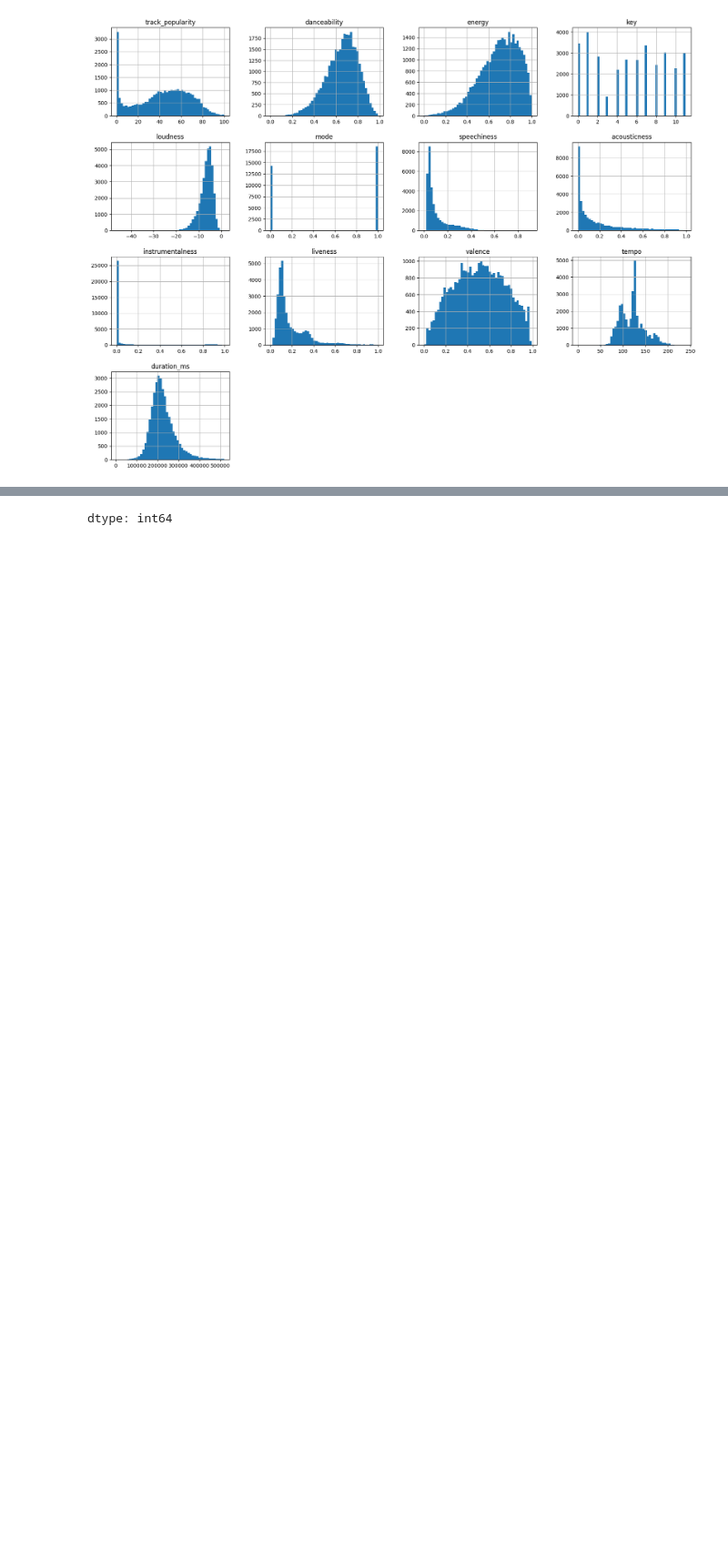
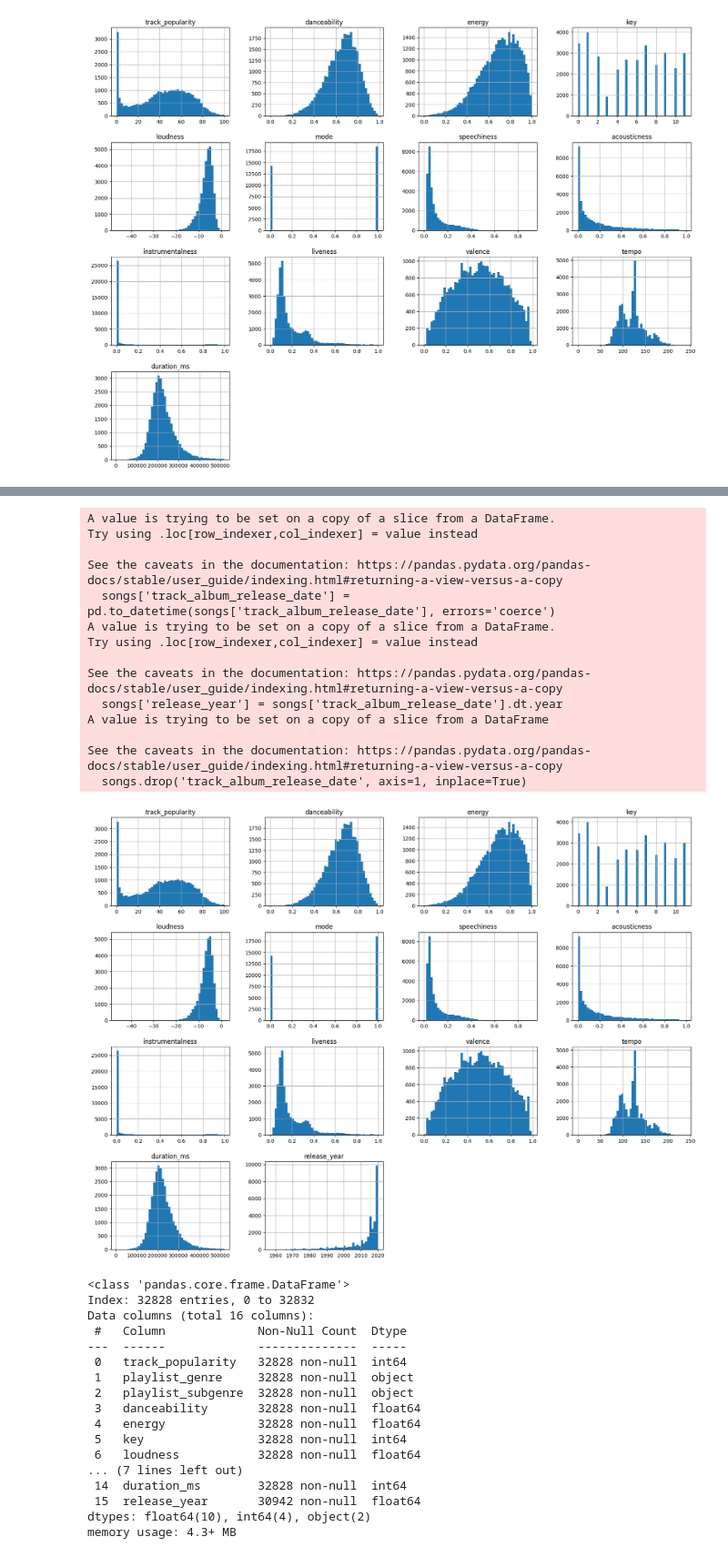
Before and after one commit to wnovak5/ML4VA-music-recommendation, a Jupyter notebook: ML4VA-music-recommendation.ipynb, the cells around one changed output, grey strips where cells are left out. Shown at 91% size. Saved outputs shown, nothing was run; the diff lists cells and outputs as text; code cells hidden in the pictures; blank space fills up the shorter version.

Commit message:
Data ready to be used

```diff
--- a/ML4VA-music-recommendation.ipynb
+++ b/ML4VA-music-recommendation.ipynb
@@ -56,3 +77,35 @@ plt.show()
 # %%
-songs.isnull().sum()
+#begin to clean data
+#drop songs with null values
+plt.show()
+songs=songs.dropna()
+# songs.info()
+
+#scale
+from sklearn.preprocessing import StandardScaler
+import pandas as pd
+from sklearn.compose import ColumnTransformer
+from sklearn.pipeline import Pipeline
+from sklearn.preprocessing import StandardScaler, OneHotEncoder
+from sklearn.impute import SimpleImputer
+
+songs['track_album_release_date'] = pd.to_datetime(songs['track_album_release_date'], errors='coerce')
+songs['release_year'] = songs['track_album_release_date'].dt.year
+songs.drop('track_album_release_date', axis=1, inplace=True)
+columns_to_keep = ['playlist_genre', 'playlist_subgenre']
+songs = songs.drop(columns=[col for col in songs.select_dtypes(include=['object']).columns if col not in columns_to_keep])
+songs.hist(bins=50, figsize=(20,15))
+plt.show()
+songs.info()
+num_columns = songs.select_dtypes(include=['float64', 'int64']).columns
+cat_columns = songs.select_dtypes(include=['object']).columns
+num_pipeline = Pipeline(steps=[
+    ('imputer', SimpleImputer(strategy='mean')),
+    ('scaler', StandardScaler())
+])
+full_pipeline = ColumnTransformer([
+    ('num', num_pipeline, num_columns),
+    ('cat', OneHotEncoder(), cat_columns)
+])
+songs_prepared = full_pipeline.fit_transform(songs)
 # %% [output]
@@ -76 +112,32 @@ songs.isnull().sum()
-dtype: int64
+A value is trying to be set on a copy of a slice from a DataFrame.
+Try using .loc[row_indexer,col_indexer] = value instead
+
+See the caveats in the documentation: https://pandas.pydata.org/pandas-docs/stable/user_guide/indexing.html#returning-a-view-versus-a-copy
+  songs['track_album_release_date'] = pd.to_datetime(songs['track_album_release_date'], errors='coerce')
+A value is trying to be set on a copy of a slice from a DataFrame.
+Try using .loc[row_indexer,col_indexer] = value instead
+
+See the caveats in the documentation: https://pandas.pydata.org/pandas-docs/stable/user_guide/indexing.html#returning-a-view-versus-a-copy
+  songs['release_year'] = songs['track_album_release_date'].dt.year
+A value is trying to be set on a copy of a slice from a DataFrame
+
+See the caveats in the documentation: https://pandas.pydata.org/pandas-docs/stable/user_guide/indexing.html#returning-a-view-versus-a-copy
+  songs.drop('track_album_release_date', axis=1, inplace=True)
+[figure, added]
+<class 'pandas.core.frame.DataFrame'>
+Index: 32828 entries, 0 to 32832
+Data columns (total 16 columns):
+ #   Column             Non-Null Count  Dtype
+---  ------             --------------  -----
+ 0   track_popularity   32828 non-null  int64
+ 1   playlist_genre     32828 non-null  object
+ 2   playlist_subgenre  32828 non-null  object
+ 3   danceability       32828 non-null  float64
+ 4   energy             32828 non-null  float64
+ 5   key                32828 non-null  int64
+ 6   loudness           32828 non-null  float64
+... (7 lines left out)
+ 14  duration_ms        32828 non-null  int64
+ 15  release_year       30942 non-null  float64
+dtypes: float64(10), int64(4), object(2)
+memory usage: 4.3+ MB
```
Also changed, not shown: parts of 2 cells of this notebook.
